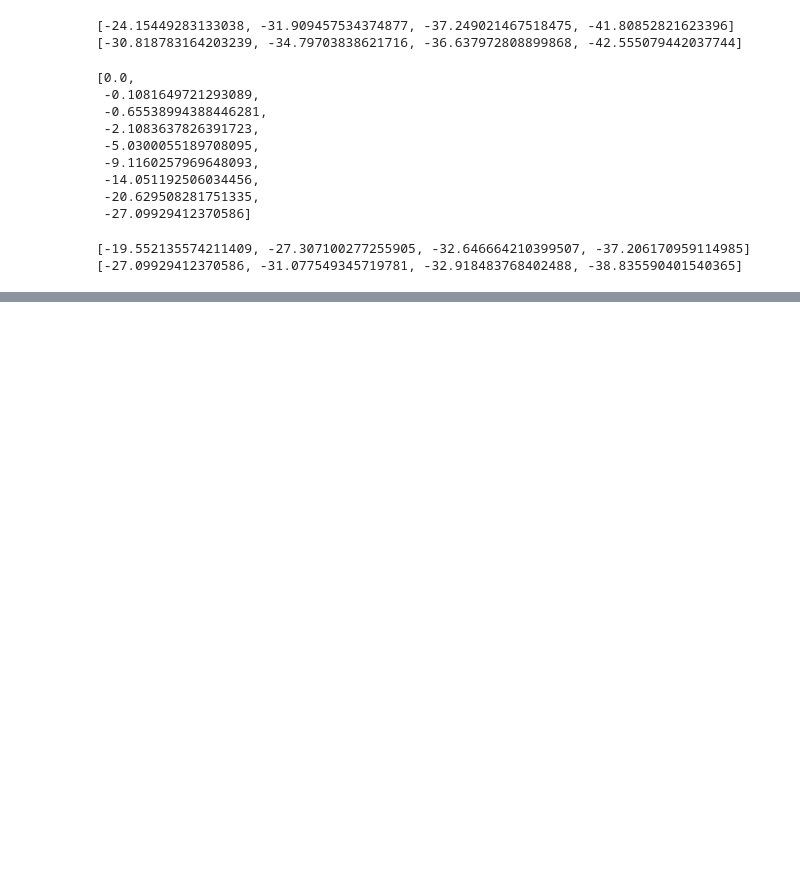
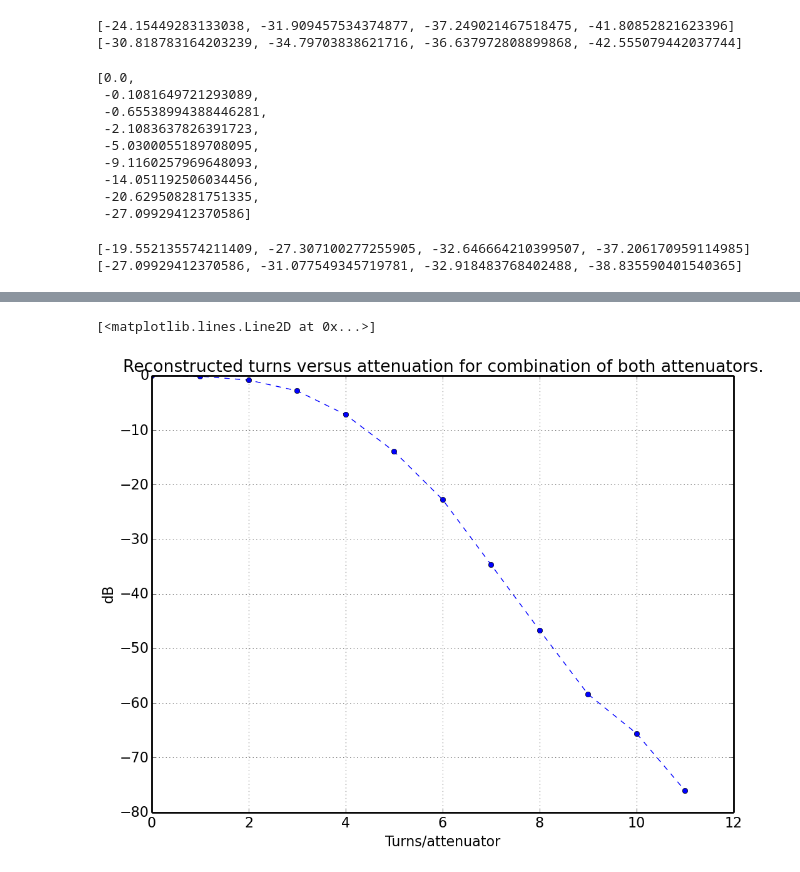
Before and after one commit to ColumbiaCMB/mmw-source, a Jupyter notebook: 2014-04-21_individual-attenuator-characterization.ipynb, the cells around one changed output, grey strips where cells are left out. Saved outputs shown, nothing was run; the diff lists cells and outputs as text; code cells hidden in the pictures; blank space fills up the shorter version.

```diff
--- a/2014-04-21_individual-attenuator-characterization.ipynb
+++ b/2014-04-21_individual-attenuator-characterization.ipynb
@@ -157,0 +160,10 @@ ax4.plot(total_mickey,'--o', total_minnie, '--o')
+# %%
+fig5=figure(5)
+ax5=fig5.add_subplot(111)
+ax5.set_ylabel('dB')
+ax5.set_xlabel('Turns/attenuator')
+ax5.set_title('Reconstructed turns versus attenuation for combination of both attenuators.')
+ax5.plot(total,'--o')
+# %% [output]
+[<matplotlib.lines.Line2D at 0x...>]
+[figure, added]
```
Also changed, not shown: parts of 5 cells of this notebook, 3 other files.
